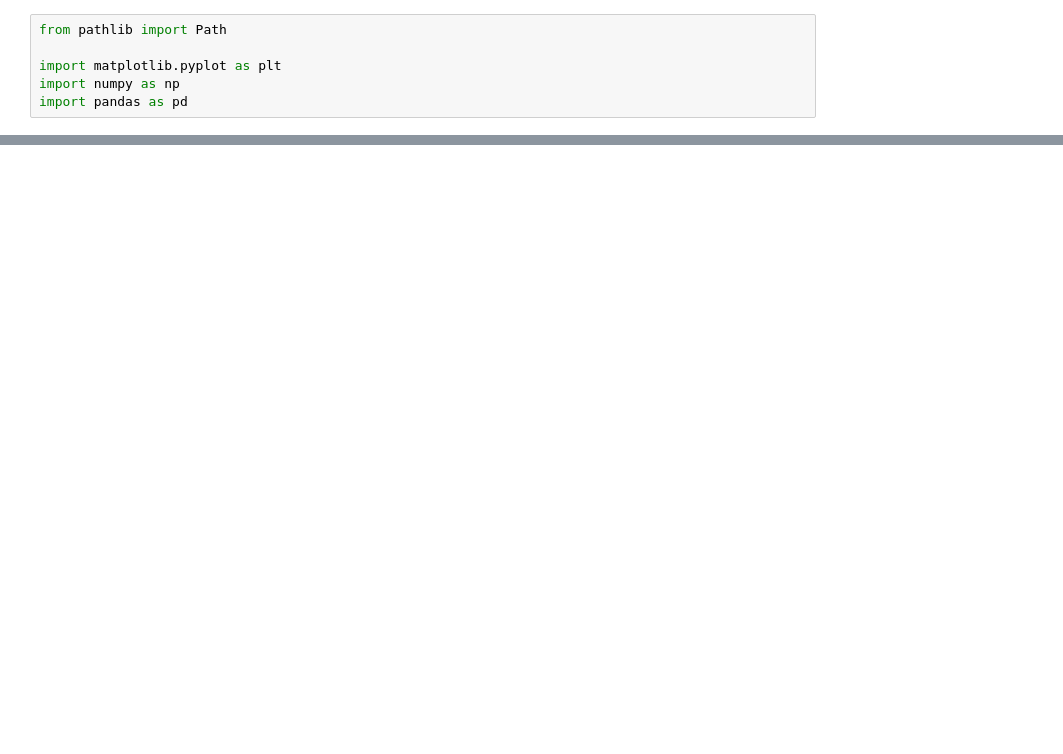
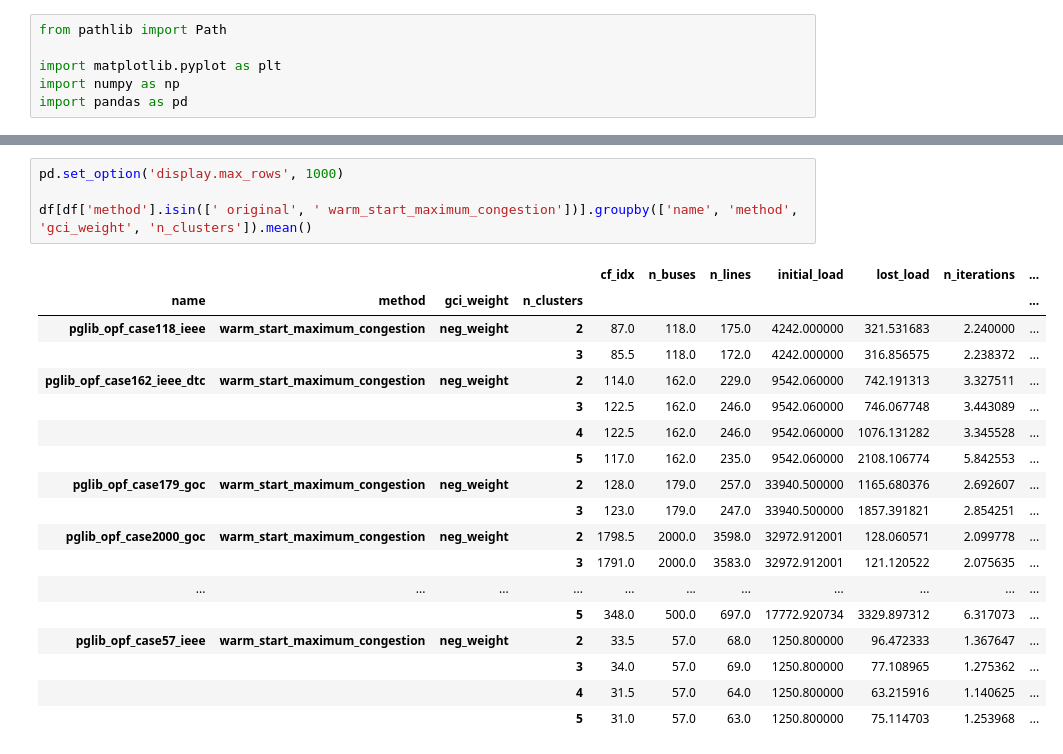
Before and after one commit to leonlan/tree-partitioning, a Jupyter notebook: notebooks/cascading-failures.ipynb, the cells around one changed output, grey strips where cells are left out. Saved outputs shown, nothing was run; the diff lists cells and outputs as text; blank space fills up the shorter version.

```diff
--- a/notebooks/cascading-failures.ipynb
+++ b/notebooks/cascading-failures.ipynb
@@ -18,2 +44,25 @@ df.columns = ['cf_idx', 'name', 'method', 'gci_weight', 'n_clusters', 'n_buses',
+# %%
+pd.set_option('display.max_rows', 1000)
+
+df[df['method'].isin([' original', ' warm_start_maximum_congestion'])].groupby(['name', 'method', 'gci_weight', 'n_clusters']).mean()
+# %% [output]
+|  |  |  |  | cf_idx | n_buses | n_lines | initial_load | lost_load | n_iterations | ... |
+| name | method | gci_weight | n_clusters |  |  |  |  |  |  | ... |
+| pglib_opf_case118_ieee | warm_start_maximum_congestion | neg_weight | 2 | 87.0 | 118.0 | 175.0 | 4242.000000 | 321.531683 | 2.240000 | ... |
+|  |  |  | 3 | 85.5 | 118.0 | 172.0 | 4242.000000 | 316.856575 | 2.238372 | ... |
+| pglib_opf_case162_ieee_dtc | warm_start_maximum_congestion | neg_weight | 2 | 114.0 | 162.0 | 229.0 | 9542.060000 | 742.191313 | 3.327511 | ... |
+|  |  |  | 3 | 122.5 | 162.0 | 246.0 | 9542.060000 | 746.067748 | 3.443089 | ... |
+|  |  |  | 4 | 122.5 | 162.0 | 246.0 | 9542.060000 | 1076.131282 | 3.345528 | ... |
+|  |  |  | 5 | 117.0 | 162.0 | 235.0 | 9542.060000 | 2108.106774 | 5.842553 | ... |
+| pglib_opf_case179_goc | warm_start_maximum_congestion | neg_weight | 2 | 128.0 | 179.0 | 257.0 | 33940.500000 | 1165.680376 | 2.692607 | ... |
+|  |  |  | 3 | 123.0 | 179.0 | 247.0 | 33940.500000 | 1857.391821 | 2.854251 | ... |
+| pglib_opf_case2000_goc | warm_start_maximum_congestion | neg_weight | 2 | 1798.5 | 2000.0 | 3598.0 | 32972.912001 | 128.060571 | 2.099778 | ... |
+|  |  |  | 3 | 1791.0 | 2000.0 | 3583.0 | 32972.912001 | 121.120522 | 2.075635 | ... |
+| ... | ... | ... | ... | ... | ... | ... | ... | ... | ... | ... |
+|  |  |  | 5 | 348.0 | 500.0 | 697.0 | 17772.920734 | 3329.897312 | 6.317073 | ... |
+| pglib_opf_case57_ieee | warm_start_maximum_congestion | neg_weight | 2 | 33.5 | 57.0 | 68.0 | 1250.800000 | 96.472333 | 1.367647 | ... |
+|  |  |  | 3 | 34.0 | 57.0 | 69.0 | 1250.800000 | 77.108965 | 1.275362 | ... |
+|  |  |  | 4 | 31.5 | 57.0 | 64.0 | 1250.800000 | 63.215916 | 1.140625 | ... |
+|  |  |  | 5 | 31.0 | 57.0 | 63.0 | 1250.800000 | 75.114703 | 1.253968 | ... |
 # %%
 pd.set_option('display.max_rows', 1000)
```
Also changed, not shown: parts of 15 cells of this notebook, 4 other files.
